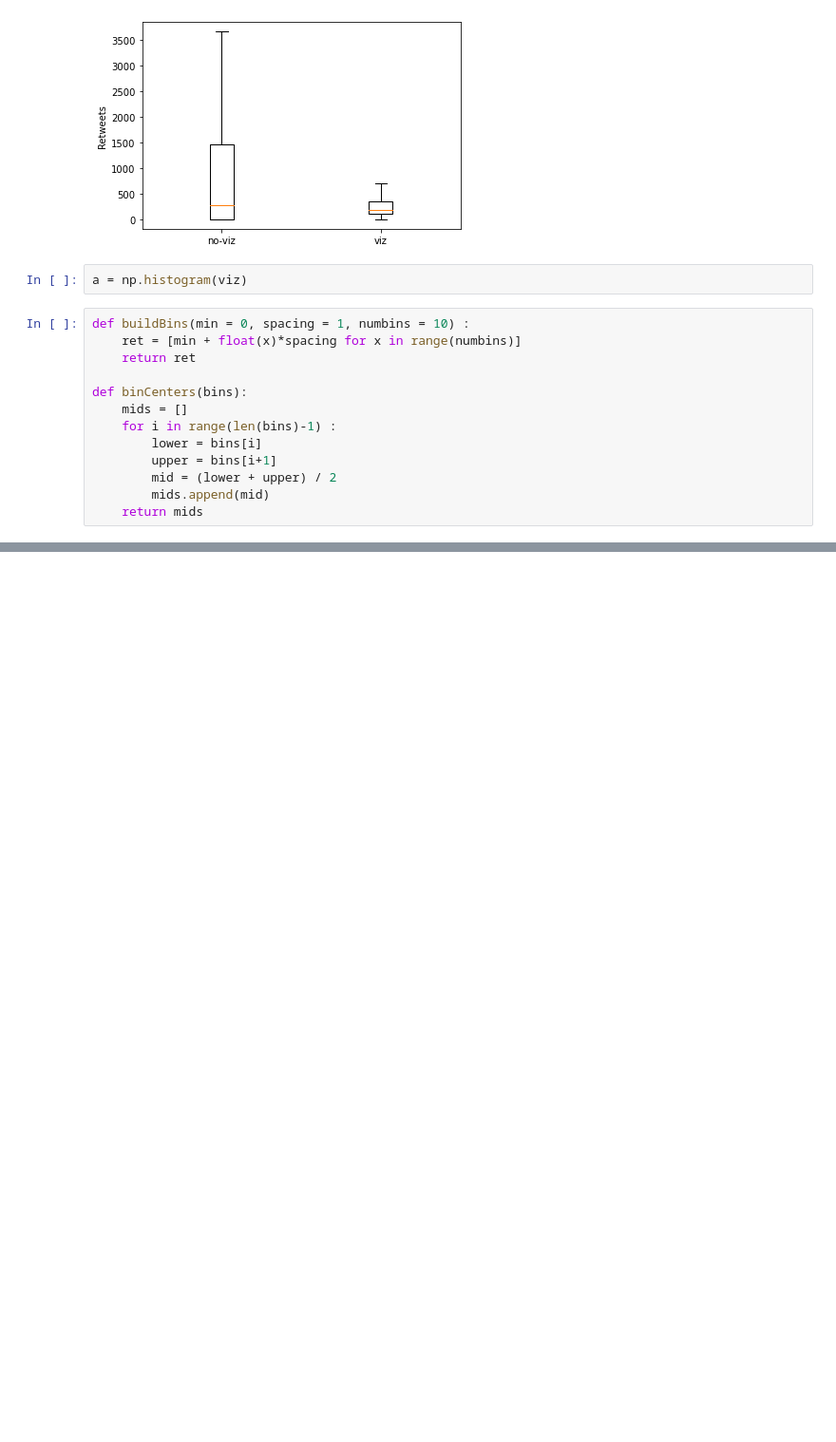
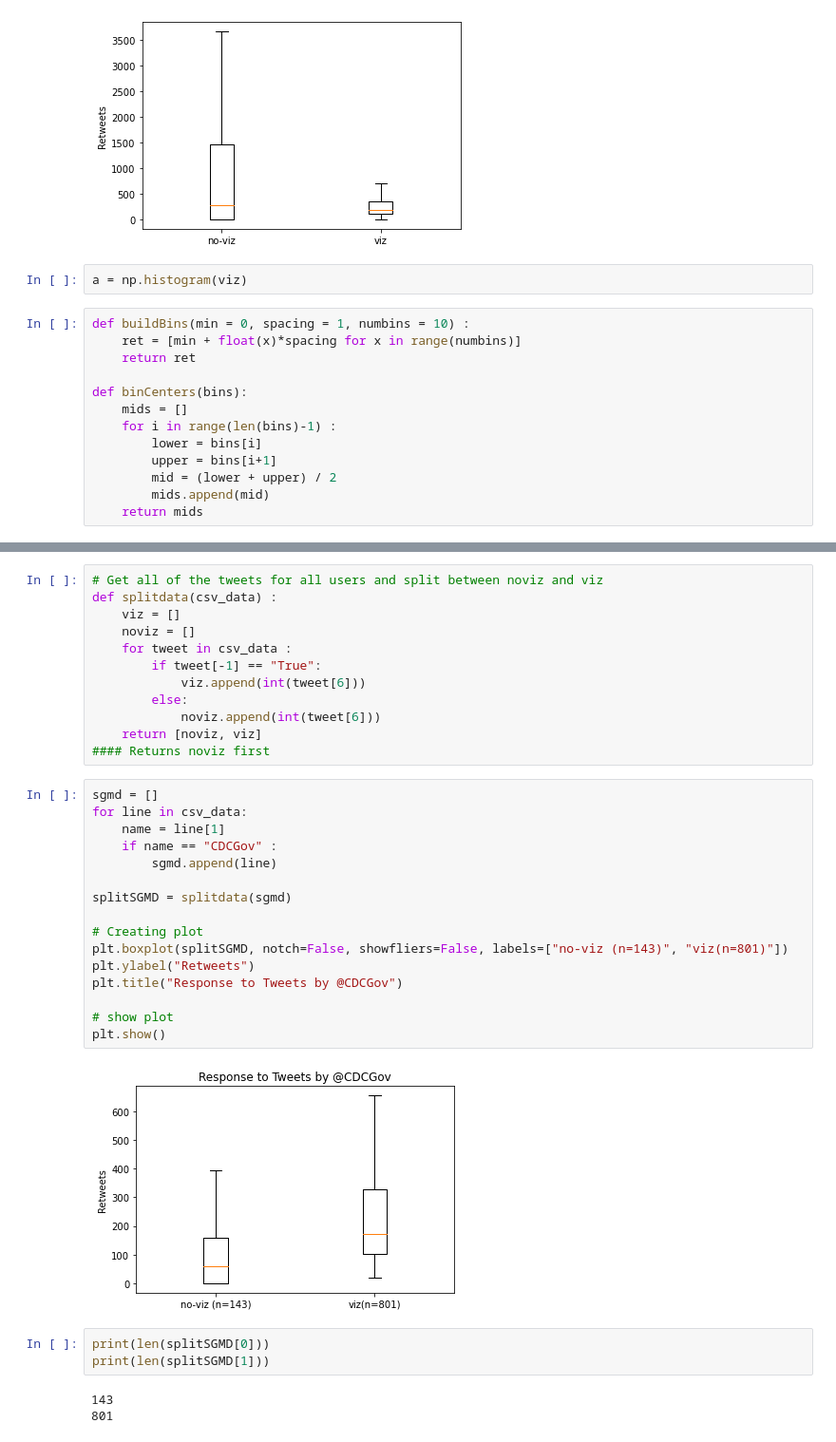
Before and after one commit to kasumbarobert/cse557a-research-project, a Jupyter notebook: box_and_whisker.ipynb, the cells around one changed output, grey strips where cells are left out. Shown: that part at 95% size. Drawn from its saved outputs; the diff is of its cells as text; blank space fills up the shorter version.

```diff
--- a/box_and_whisker.ipynb
+++ b/box_and_whisker.ipynb
@@ -99,0 +126,36 @@ print(n)
+# %%
+# Get all of the tweets for all users and split between noviz and viz
+def splitdata(csv_data) :
+    viz = []
+    noviz = []
+    for tweet in csv_data :
+        if tweet[-1] == "True":
+            viz.append(int(tweet[6]))
+        else:
+            noviz.append(int(tweet[6]))
+    return [noviz, viz]
+#### Returns noviz first
+# %%
+sgmd = []
+for line in csv_data:
+    name = line[1]
+    if name == "CDCGov" :
+        sgmd.append(line)
+
+splitSGMD = splitdata(sgmd)
+
+# Creating plot
+plt.boxplot(splitSGMD, notch=False, showfliers=False, labels=["no-viz (n=143)", "viz(n=801)"])
+plt.ylabel("Retweets")
+plt.title("Response to Tweets by @CDCGov")
+
+# show plot
+plt.show()
+# %% [output]
+[figure, added]
+# %%
+print(len(splitSGMD[0]))
+print(len(splitSGMD[1]))
+# %% [output]
+143
+801
```
Also changed, not shown: parts of 7 cells of this notebook.
